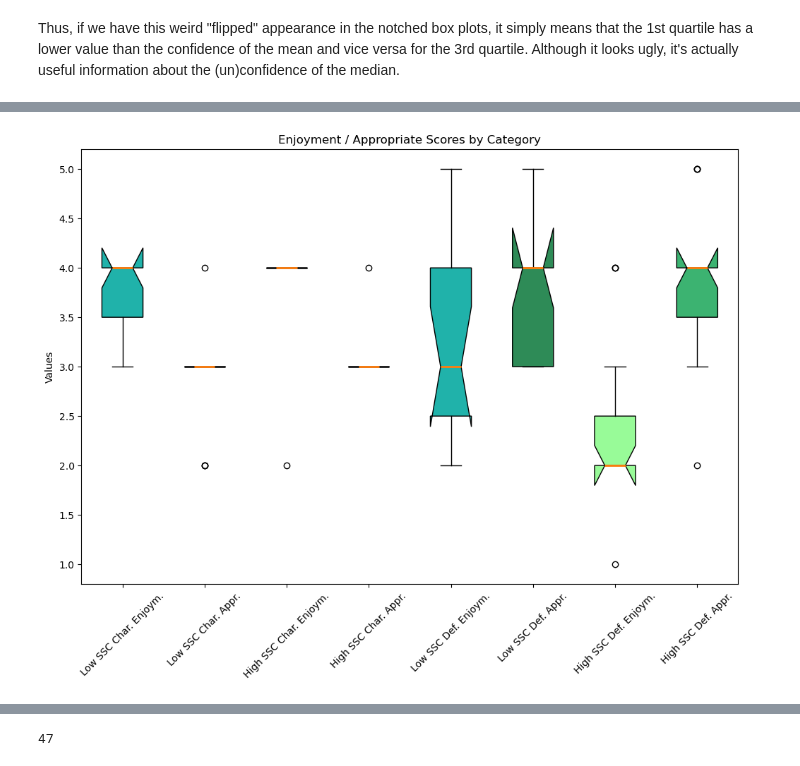
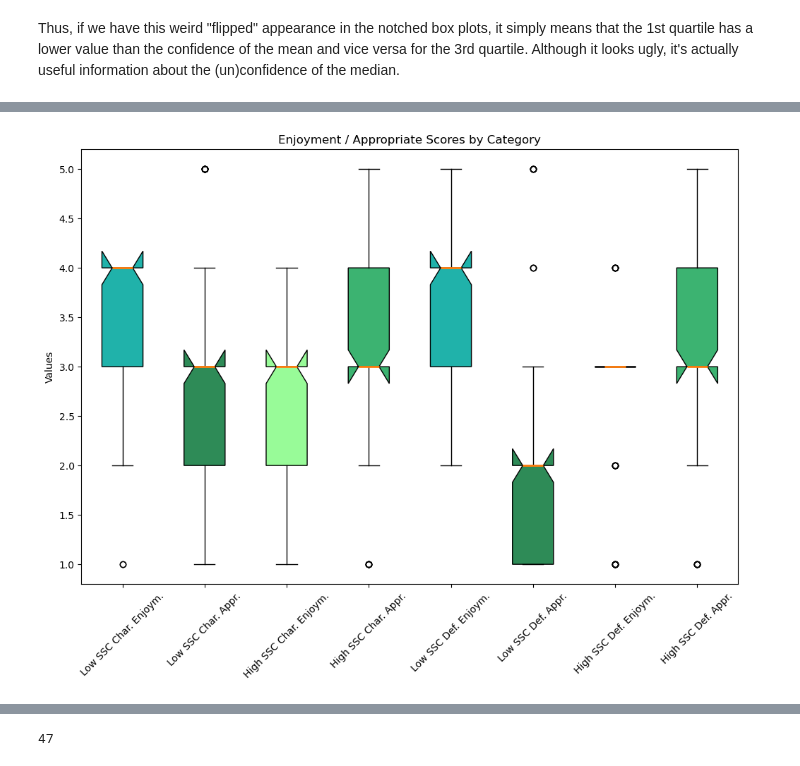
Before and after one commit to StayFN/MediaReactionSimulator, a Jupyter notebook: Stefan_Auswertung_Sexy_SexistJoke.ipynb, the cells around one changed output, grey strips where cells are left out. Cells and saved outputs as stored; diff of their text form; code cells hidden in the pictures.

```diff
--- a/Stefan_Auswertung_Sexy_SexistJoke.ipynb
+++ b/Stefan_Auswertung_Sexy_SexistJoke.ipynb
@@ -74,7 +74,7 @@ plt.show()
 Thus, if we have this weird "flipped" appearance in the notched box plots, it simply means that the 1st quartile has a lower value than the confidence of the mean and vice versa for the 3rd quartile. Although it looks ugly, it's actually useful information about the (un)confidence of the median.
 # %%
 import pandas as pd
-df2 = pd.read_csv("csv\output\Report_Shorts_with_summary_stefan_sexist_joke_experimentResults.csv")
+df2 = pd.read_csv("csv\output\Report_Shorts_with_summary_stefan_sexist_joke_experimentResults2.csv")
 df2.head()
 # %% [output]
 |  | Video ID | Video Title | Channel Title | Transcript | Duration | Words per Second | Number of Comments | ... |
@@ -86,15 +86,11 @@ df2.head()
 5 rows × 21 columns
 # %%
-import pandas as pd
-import json
-
 # Define the columns to update
 columns_to_update = ['low ssc characteristics', 'high ssc characteristics', 'low ssc defined', 'high ssc defined']
 
-# For each column, clean the strings, parse them into dictionaries, and extract the "enjoyment" and "appropriate" values
+# For each column, extract the first two integers and put them in new columns
 for column in columns_to_update:
-    df2[column] = df2[column].str.replace('\n', '').apply(json.loads)
-    df2[[f'{column}_enjoyment', f'{column}_appropriate']] = df2[column].apply(pd.Series)
+    df2[[f'{column}_enjoyment', f'{column}_appropriate']] = df2[column].str.replace('\n', '').str.replace(' ', '').str.extract('(\d+).*?(\d+)')
 # %%
 df2.head()
 # %% [output]
@@ -107,36 +103,53 @@ df2.head()
 5 rows × 29 columns
 # %%
 import matplotlib.pyplot as plt
+import pandas as pd
 
-# Define the columns to plot
-columns_to_plot = [f'{column}_enjoyment' for column in columns_to_update] + [f'{column}_appropriate' for column in columns_to_update]
+# Define the new column names
+new_column_names = {
+    'low ssc characteristics_enjoyment': 'Low SSC Char. Enjoym.',
+    'low ssc characteristics_appropriate': 'Low SSC Char. Appr.',
+    'high ssc characteristics_enjoyment': 'High SSC Char. Enjoym.',
+    'high ssc characteristics_appropriate': 'High SSC Char. Appr.',
+    'low ssc defined_enjoyment': 'Low SSC Def. Enjoym.',
+    'low ssc defined_appropriate': 'Low SSC Def. Appr.',
+    'high ssc defined_enjoyment': 'High SSC Def. Enjoym.',
+    'high ssc defined_appropriate': 'High SSC Def. Appr.'
+}
 
-# Prepare data for the box plot
-data_to_plot = [df2[col].dropna() for col in columns_to_plot]
+# Rename the columns
+df2.rename(columns=new_column_names, inplace=True)
+
+# Update the columns to plot
+columns_to_plot = list(new_column_names.values())
+
+# Convert the columns to numeric type and prepare data for the box plot
+data_to_plot = [pd.to_numeric(df2[col].dropna()) for col in columns_to_plot]
+
+# Rest of the plotting code...
 
 # Creating the box plot with increased figure size
 fig, ax = plt.subplots(figsize=(12, 8))  # Set the size here (width, height)
 
 # Adding patch_artist=True option to fill with color
 bp = ax.boxplot(data_to_plot, patch_artist=True, notch=True, medianprops={'linewidth': 2})
 
 # Define your colors for the boxes
 colors = ['lightseagreen', 'seagreen', 'palegreen', 'mediumseagreen'] * 2  # Repeat the colors for the '_appropriate' columns
 
 # Define labels for the boxes in the order of the DataFrame columns
-labels = ['Low SSC Char. Enjoym.', 'Low SSC Char. Appr.', 'High SSC Char. Enjoym.', 'High SSC Char. Appr.',
-          'Low SSC Def. Enjoym.', 'Low SSC Def. Appr.', 'High SSC Def. Enjoym.', 'High SSC Def. Appr.']
+labels = columns_to_plot
 
 # Adding labels
 for patch, color, label in zip(bp['boxes'], colors, labels):
     patch.set_facecolor(color)
     patch.set_label(label)
 
 # Adding labels
 ax.set_xticklabels(labels, rotation=45)  # Rotate the labels 45 degrees for better visibility
 ax.set_ylabel('Values')
 ax.set_title('Enjoyment / Appropriate Scores by Category')
 
 plt.show()
 # %% [output]
-[figure, old version]
+[figure, new version]
```
Also changed, not shown: parts of 5 cells of this notebook, 18 other files.
